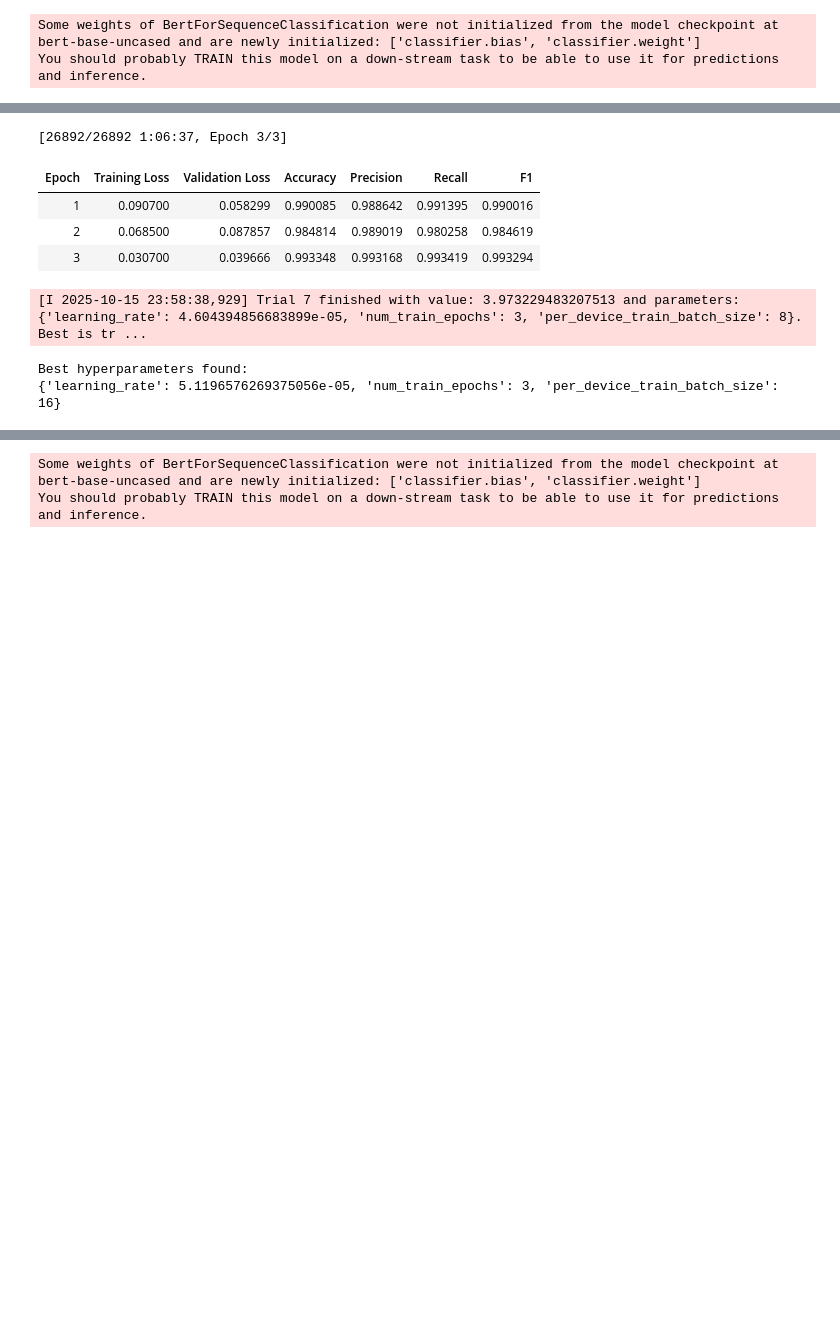
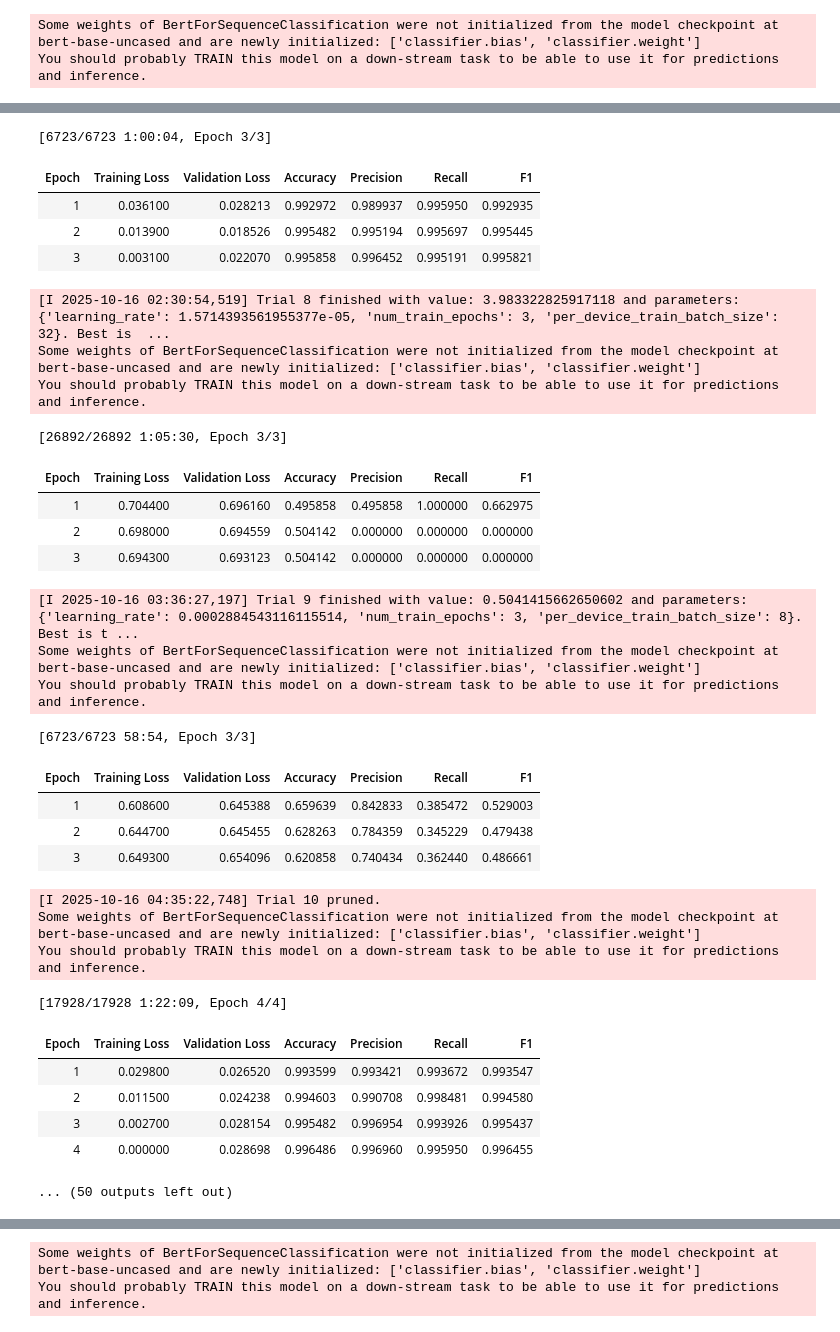
Before and after one commit to ZackPham21/EECS4480---Capstone-Project, a Jupyter notebook: notebooks/02_train_bert.ipynb, the cells around one changed output, grey strips where cells are left out. Saved outputs shown, nothing was run; the diff lists cells and outputs as text; code cells hidden in the pictures; blank space fills up the shorter version.

Commit message:
Update the training results, add 20 more tests

```diff
--- a/notebooks/02_train_bert.ipynb
+++ b/notebooks/02_train_bert.ipynb
@@ -194,7 +200,7 @@ def optuna_hp_space(trial):
 best_run = trainer.hyperparameter_search(
     direction="maximize", # Success criteria: we want to maximize F1-score
     backend="optuna", # Use Optuna as the tuning backend
-    n_trials=1, # Try to rerun the experiment X times, adjust it appropriately
+    n_trials=20, # Try to rerun the experiment X times, adjust it appropriately
     hp_space=optuna_hp_space,
     study_name="bert_tuning",  # Name of the study
     storage=f"sqlite:///{db_path}",  # Save to this DB file
@@ -208,13 +214,36 @@ print(best_run.hyperparameters)
 Some weights of BertForSequenceClassification were not initialized from the model checkpoint at bert-base-uncased and are newly initialized: ['classifier.bias', 'classifier.weight']
 You should probably TRAIN this model on a down-stream task to be able to use it for predictions and inference.
-[26892/26892 1:06:37, Epoch 3/3]
+[6723/6723 1:00:04, Epoch 3/3]
 | Epoch | Training Loss | Validation Loss | Accuracy | Precision | Recall | F1 |
-| 1 | 0.090700 | 0.058299 | 0.990085 | 0.988642 | 0.991395 | 0.990016 |
-| 2 | 0.068500 | 0.087857 | 0.984814 | 0.989019 | 0.980258 | 0.984619 |
-| 3 | 0.030700 | 0.039666 | 0.993348 | 0.993168 | 0.993419 | 0.993294 |
+| 1 | 0.036100 | 0.028213 | 0.992972 | 0.989937 | 0.995950 | 0.992935 |
+| 2 | 0.013900 | 0.018526 | 0.995482 | 0.995194 | 0.995697 | 0.995445 |
+| 3 | 0.003100 | 0.022070 | 0.995858 | 0.996452 | 0.995191 | 0.995821 |
-[I 2025-10-15 23:58:38,929] Trial 7 finished with value: 3.973229483207513 and parameters: {'learning_rate': 4.604394856683899e-05, 'num_train_epochs': 3, 'per_device_train_batch_size': 8}. Best is tr ...
+[I 2025-10-16 02:30:54,519] Trial 8 finished with value: 3.983322825917118 and parameters: {'learning_rate': 1.5714393561955377e-05, 'num_train_epochs': 3, 'per_device_train_batch_size': 32}. Best is  ...
+Some weights of BertForSequenceClassification were not initialized from the model checkpoint at bert-base-uncased and are newly initialized: ['classifier.bias', 'classifier.weight']
+You should probably TRAIN this model on a down-stream task to be able to use it for predictions and inference.
-Best hyperparameters found:
-{'learning_rate': 5.1196576269375056e-05, 'num_train_epochs': 3, 'per_device_train_batch_size': 16}
+[26892/26892 1:05:30, Epoch 3/3]
+| Epoch | Training Loss | Validation Loss | Accuracy | Precision | Recall | F1 |
+| 1 | 0.704400 | 0.696160 | 0.495858 | 0.495858 | 1.000000 | 0.662975 |
+| 2 | 0.698000 | 0.694559 | 0.504142 | 0.000000 | 0.000000 | 0.000000 |
+| 3 | 0.694300 | 0.693123 | 0.504142 | 0.000000 | 0.000000 | 0.000000 |
+[I 2025-10-16 03:36:27,197] Trial 9 finished with value: 0.5041415662650602 and parameters: {'learning_rate': 0.0002884543116115514, 'num_train_epochs': 3, 'per_device_train_batch_size': 8}. Best is t ...
+Some weights of BertForSequenceClassification were not initialized from the model checkpoint at bert-base-uncased and are newly initialized: ['classifier.bias', 'classifier.weight']
+You should probably TRAIN this model on a down-stream task to be able to use it for predictions and inference.
+[6723/6723 58:54, Epoch 3/3]
+| Epoch | Training Loss | Validation Loss | Accuracy | Precision | Recall | F1 |
+| 1 | 0.608600 | 0.645388 | 0.659639 | 0.842833 | 0.385472 | 0.529003 |
+| 2 | 0.644700 | 0.645455 | 0.628263 | 0.784359 | 0.345229 | 0.479438 |
+| 3 | 0.649300 | 0.654096 | 0.620858 | 0.740434 | 0.362440 | 0.486661 |
+[I 2025-10-16 04:35:22,748] Trial 10 pruned.
+Some weights of BertForSequenceClassification were not initialized from the model checkpoint at bert-base-uncased and are newly initialized: ['classifier.bias', 'classifier.weight']
+You should probably TRAIN this model on a down-stream task to be able to use it for predictions and inference.
+[17928/17928 1:22:09, Epoch 4/4]
+| Epoch | Training Loss | Validation Loss | Accuracy | Precision | Recall | F1 |
+| 1 | 0.029800 | 0.026520 | 0.993599 | 0.993421 | 0.993672 | 0.993547 |
+| 2 | 0.011500 | 0.024238 | 0.994603 | 0.990708 | 0.998481 | 0.994580 |
+| 3 | 0.002700 | 0.028154 | 0.995482 | 0.996954 | 0.993926 | 0.995437 |
+| 4 | 0.000000 | 0.028698 | 0.996486 | 0.996960 | 0.995950 | 0.996455 |
+... (50 outputs left out)
 # %%
 import optuna
 
```
Also changed, not shown: parts of 7 cells of this notebook, 3 other files.
